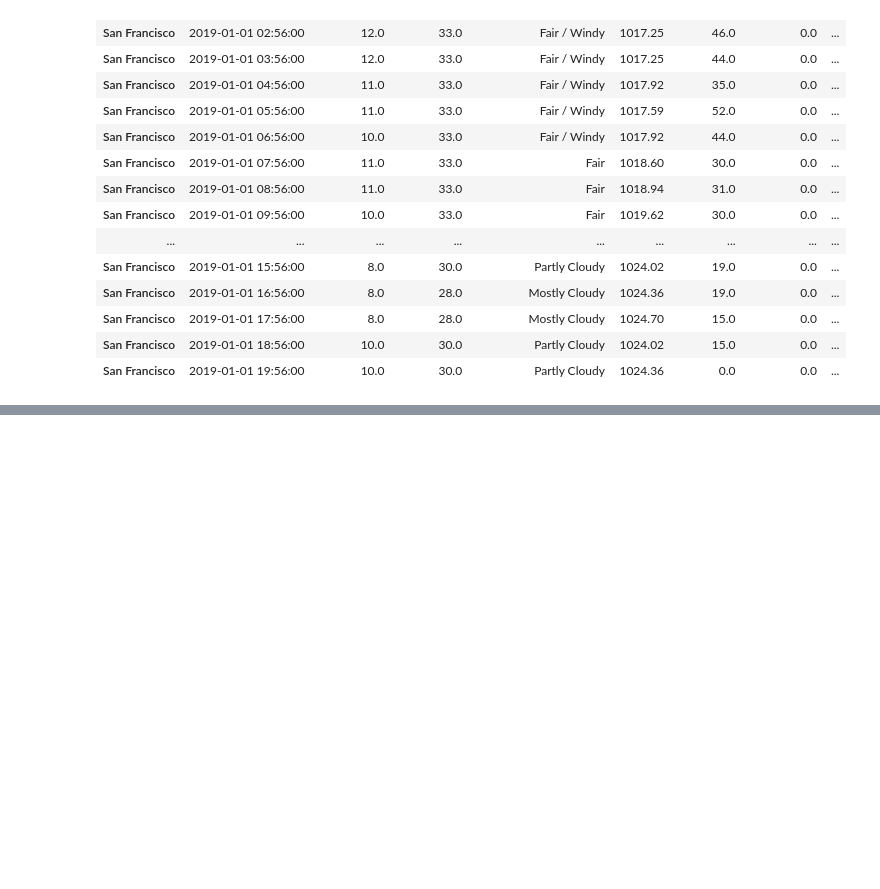
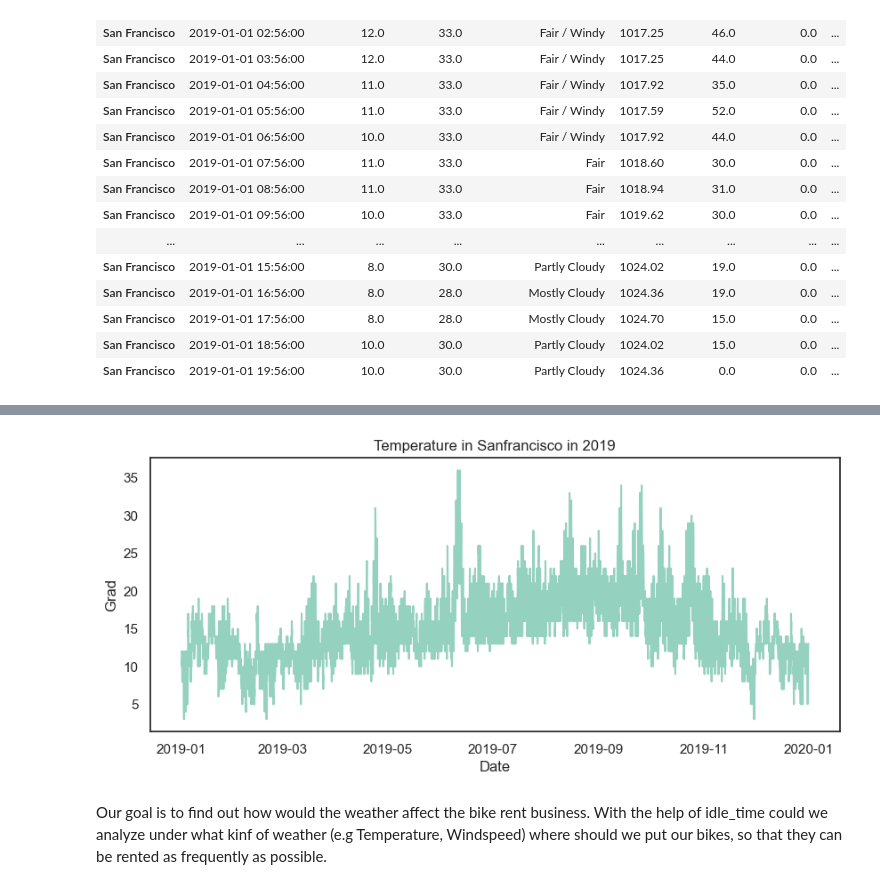
Before and after one commit to Ppkhanh/The-Learning-Machines, a Jupyter notebook: DataPrepVer1.ipynb, the cells around one changed output, grey strips where cells are left out. Saved outputs shown, nothing was run; the diff lists cells and outputs as text; code cells hidden in the pictures; blank space fills up the shorter version.

Commit message:
continued working with weather data

```diff
--- a/DataPrepVer1.ipynb
+++ b/DataPrepVer1.ipynb
@@ -551,7 +566,7 @@ Data columns (total 8 columns):
 max           37.000000
 # %%
 # convert timestamp to datetime
-wd['timestamp'] = pd.to_datetime(wd['timestamp'])
+wd['timestamp'] = pd.to_datetime(wd['timestamp'],format ='%Y-%m-%d %H:%M:%S')
 
 # extract the year from timestamp
 wd['year'] = wd['timestamp'].dt.year
@@ -599,0 +649,5 @@ wd.head(20)
+# %%
+# drop all rows with missing values
+weather_2019 = wd.dropna(axis = 0)
+print(weather_2019.info())
+print(weather_2019.describe())
@@ -599,0 +672,12 @@ wd.head(20)
+# %%
+# let's have a look about the temperature in Sanfrancisco in 2019
+fig,ax = plt.subplots(figsize=(10,4))
+ax.plot(weather_2019["timestamp"],weather_2019["temperature"])
+ax.set_xlabel("Date")
+ax.set_ylabel("Grad")
+ax.set_title("Temperature in Sanfrancisco in 2019")
+plt.show()
+# %% [output]
+[figure, added]
+# %% [markdown]
+Our goal is to find out how would the weather affect the bike rent business. With the help of idle_time could we analyze under what kinf of weather (e.g Temperature, Windspeed) where should we put our bikes, so that they can be rented as frequently as possible.
```
Also changed, not shown: parts of 8 cells of this notebook.
